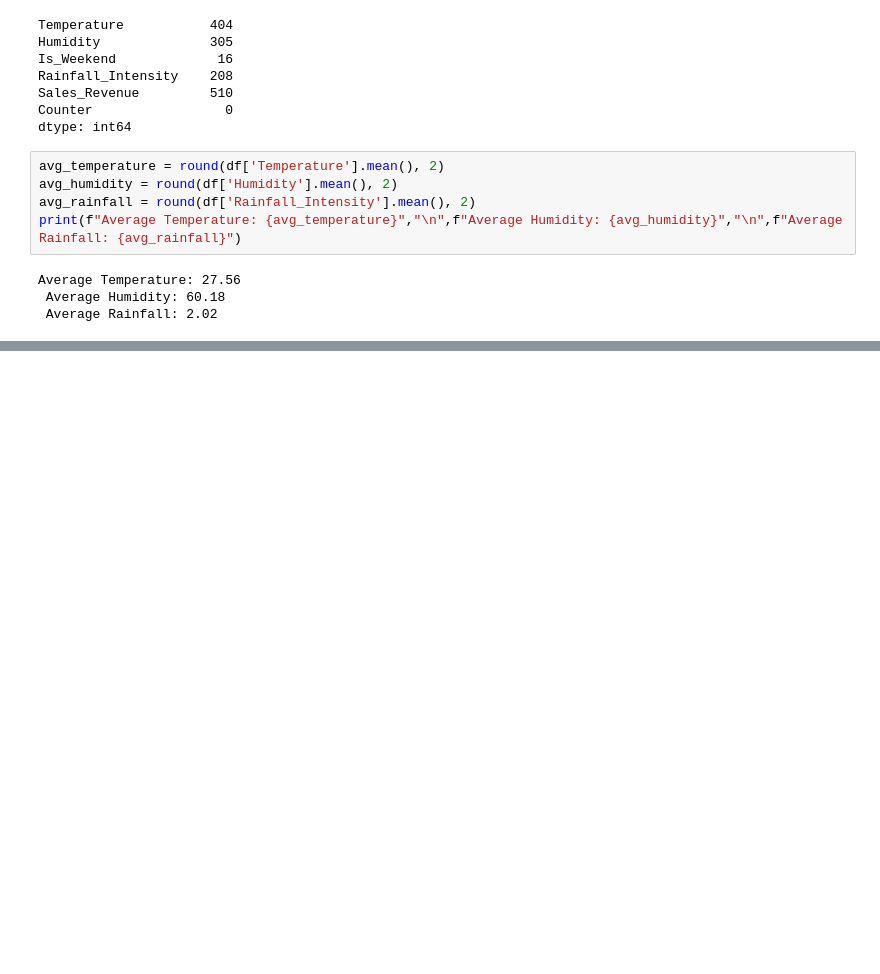
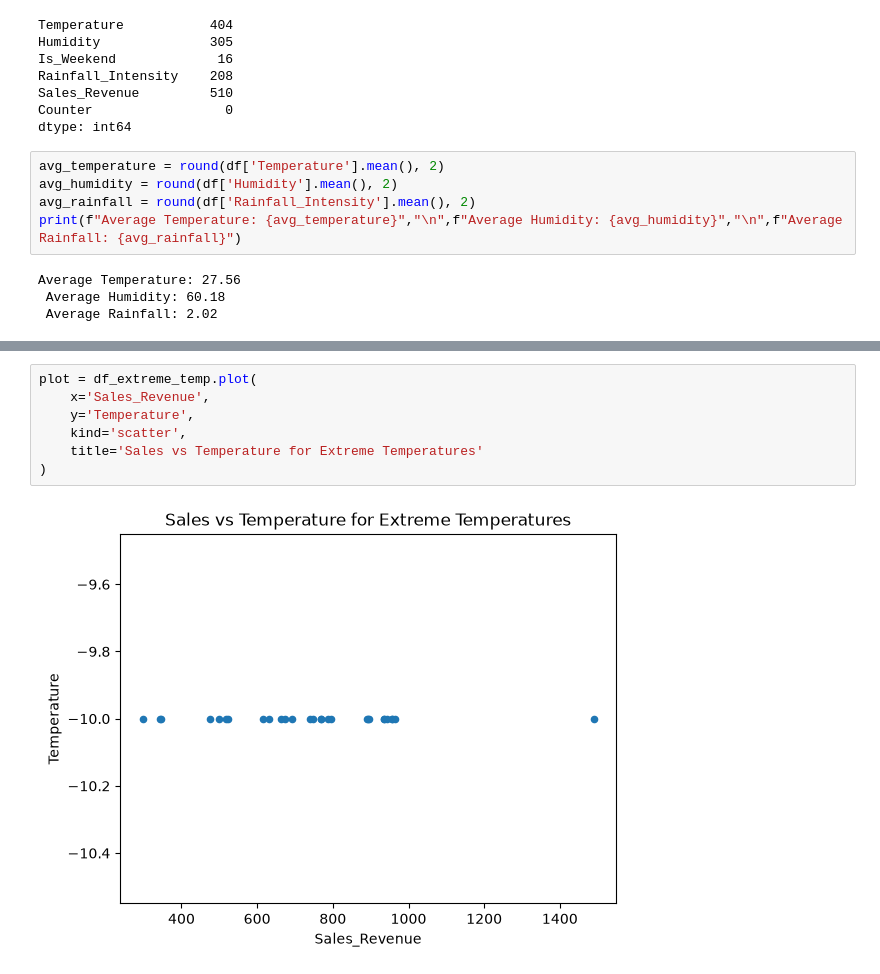
Before and after one commit to panosstavrianakos99-code/Ice-Cream-Sales, a Jupyter notebook: Ice_Cream_Analysis.ipynb, the cells around one changed output, grey strips where cells are left out. Saved outputs shown, nothing was run; the diff lists cells and outputs as text; blank space fills up the shorter version.

```diff
--- a/Ice_Cream_Analysis.ipynb
+++ b/Ice_Cream_Analysis.ipynb
@@ -84,0 +86,9 @@ plt.show()
+# %%
+plot = df_extreme_temp.plot(
+    x='Sales_Revenue',
+    y='Temperature',
+    kind='scatter',
+    title='Sales vs Temperature for Extreme Temperatures'
+)
+# %% [output]
+[figure, added]
```
Also changed, not shown: parts of 6 cells of this notebook.
